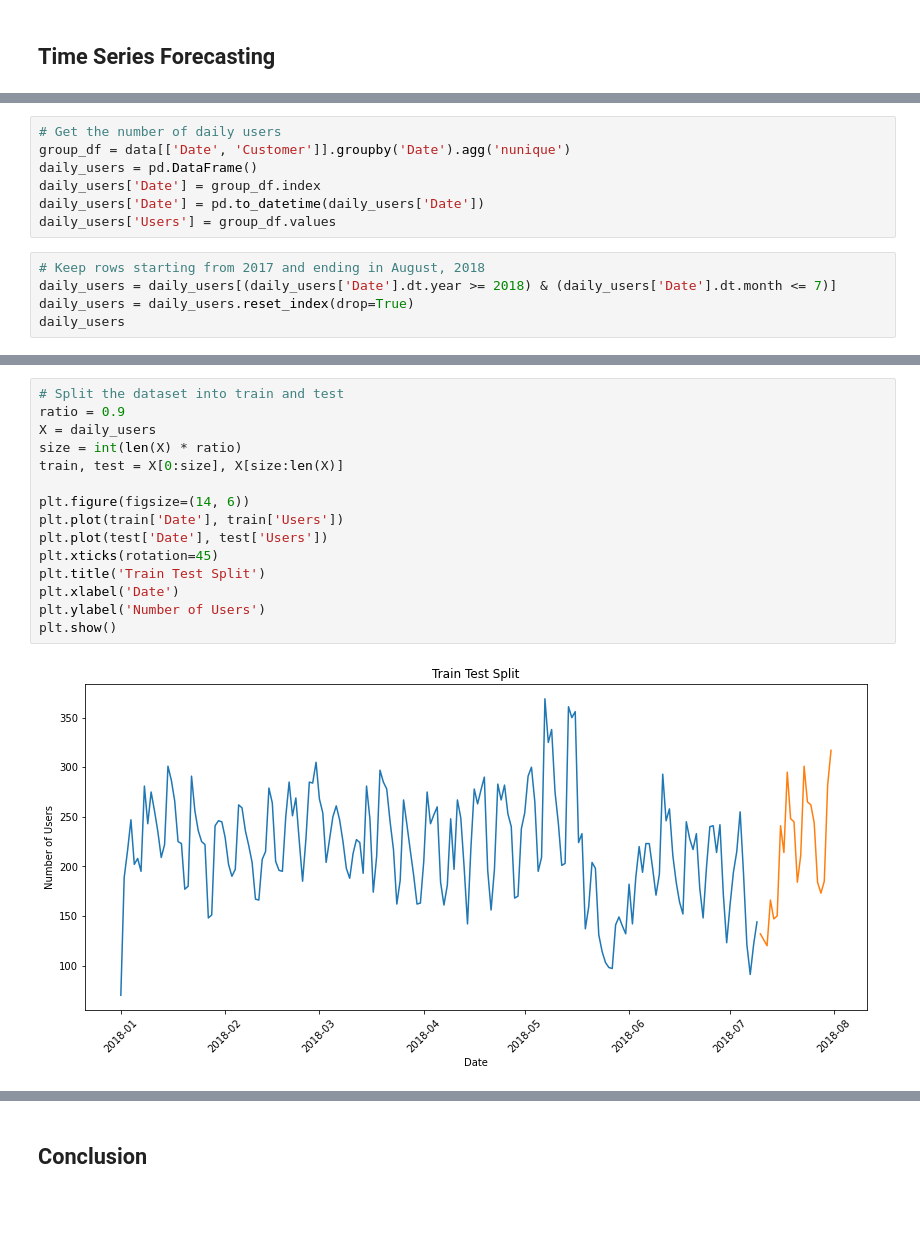
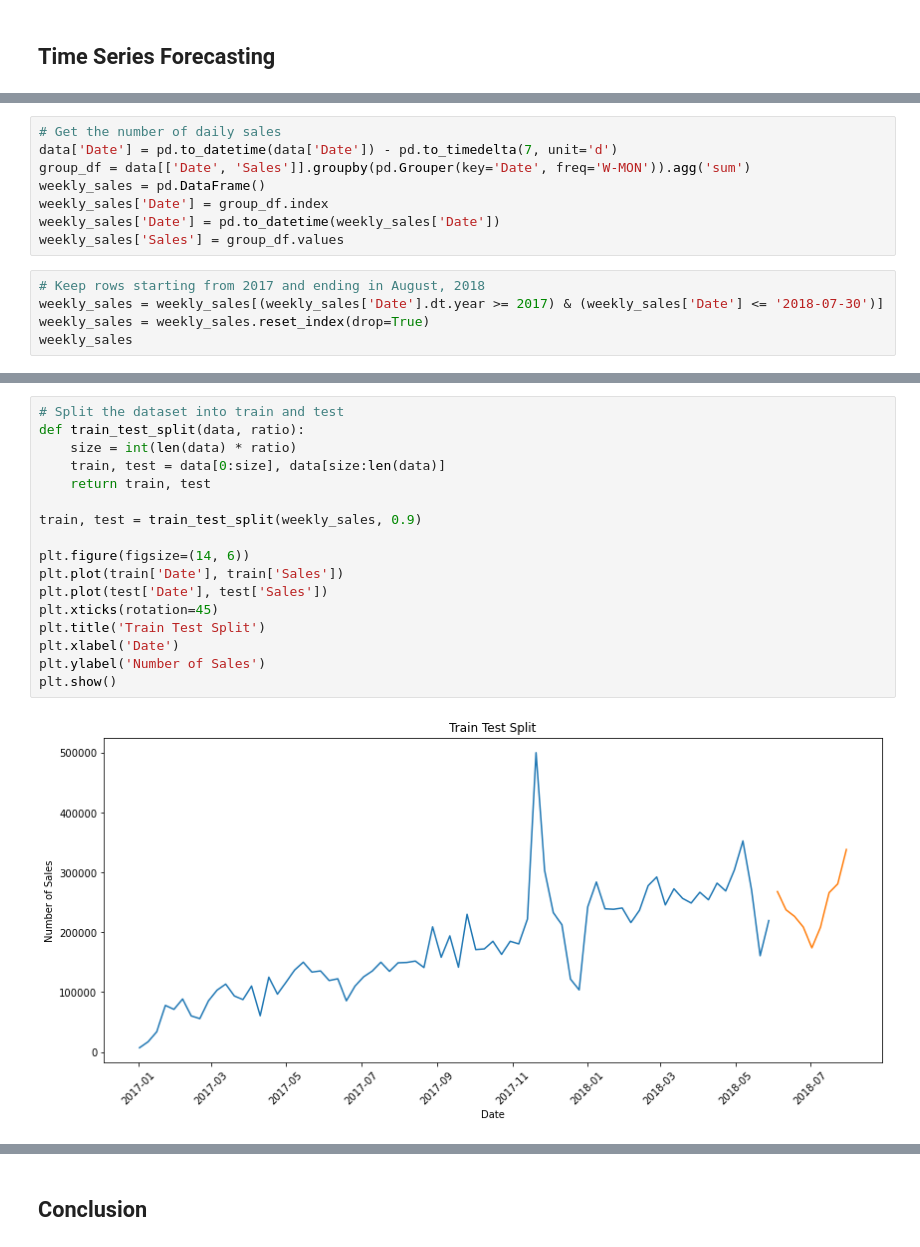
Before and after one commit to LeonidasY/master-ai-projects, a Jupyter notebook: ecommerce-analysis/ecommerce-analysis.ipynb, the cells around one changed output, grey strips where cells are left out. Drawn from its saved outputs; the diff is of its cells as text; blank space fills up the shorter version.

```diff
--- a/ecommerce-analysis/ecommerce-analysis.ipynb
+++ b/ecommerce-analysis/ecommerce-analysis.ipynb
@@ -258,13 +237,14 @@ The optimal parameters are then used to fit the model using the full date of 201
 # %%
-# Get the number of daily users
-group_df = data[['Date', 'Customer']].groupby('Date').agg('nunique')
-daily_users = pd.DataFrame()
-daily_users['Date'] = group_df.index
-daily_users['Date'] = pd.to_datetime(daily_users['Date'])
-daily_users['Users'] = group_df.values
+# Get the number of daily sales
+data['Date'] = pd.to_datetime(data['Date']) - pd.to_timedelta(7, unit='d')
+group_df = data[['Date', 'Sales']].groupby(pd.Grouper(key='Date', freq='W-MON')).agg('sum')
+weekly_sales = pd.DataFrame()
+weekly_sales['Date'] = group_df.index
+weekly_sales['Date'] = pd.to_datetime(weekly_sales['Date'])
+weekly_sales['Sales'] = group_df.values
 # %%
 # Keep rows starting from 2017 and ending in August, 2018
-daily_users = daily_users[(daily_users['Date'].dt.year >= 2018) & (daily_users['Date'].dt.month <= 7)]
-daily_users = daily_users.reset_index(drop=True)
-daily_users
+weekly_sales = weekly_sales[(weekly_sales['Date'].dt.year >= 2017) & (weekly_sales['Date'] <= '2018-07-30')]
+weekly_sales = weekly_sales.reset_index(drop=True)
+weekly_sales
 # %% [output]
@@ -295,19 +275,21 @@ plt.show()
 # %%
 # Split the dataset into train and test
-ratio = 0.9
-X = daily_users
-size = int(len(X) * ratio)
-train, test = X[0:size], X[size:len(X)]
+def train_test_split(data, ratio):
+    size = int(len(data) * ratio)
+    train, test = data[0:size], data[size:len(data)]
+    return train, test
+
+train, test = train_test_split(weekly_sales, 0.9)
 
 plt.figure(figsize=(14, 6))
-plt.plot(train['Date'], train['Users'])
-plt.plot(test['Date'], test['Users'])
+plt.plot(train['Date'], train['Sales'])
+plt.plot(test['Date'], test['Sales'])
 plt.xticks(rotation=45)
 plt.title('Train Test Split')
 plt.xlabel('Date')
-plt.ylabel('Number of Users')
+plt.ylabel('Number of Sales')
 plt.show()
 # %% [output]
-[figure, old version]
+[figure, new version]
 # %%
 # Fit and evaluate the best ARIMA model
```
Also changed, not shown: parts of 13 cells of this notebook.
